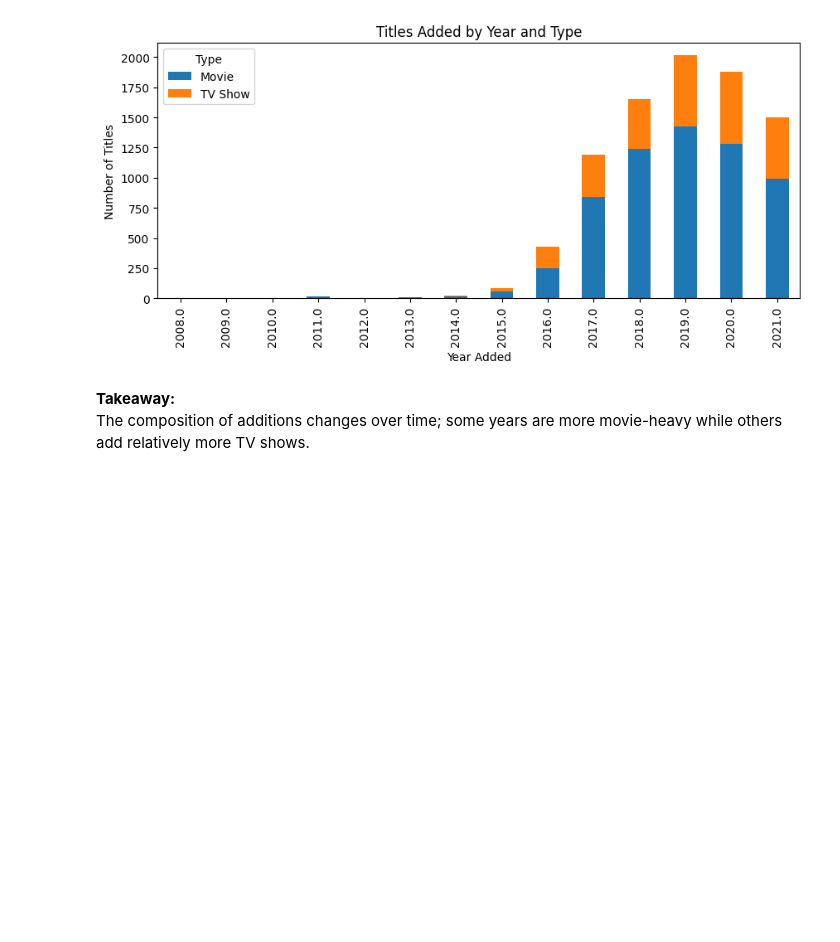
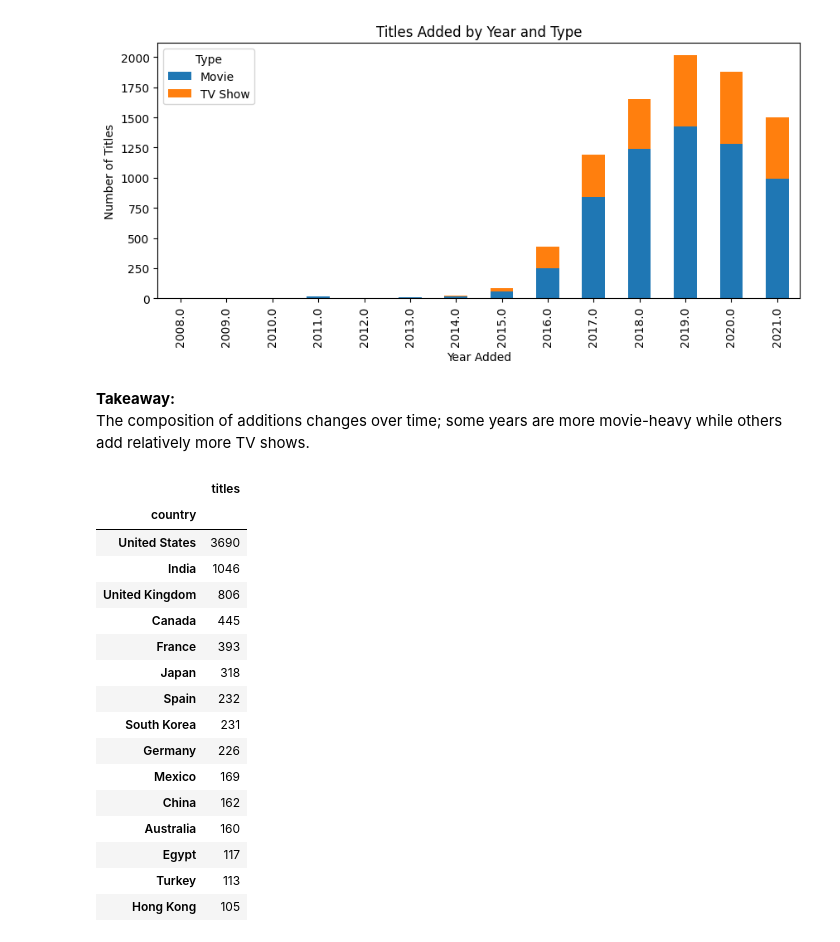
Before and after one commit to mohamadhaidar12482-ship-it/pandas-eda-case-study, a Jupyter notebook: notebooks/01_eda_netflix.ipynb, the cells around one changed output. Cells and saved outputs as stored; diff of their text form; code cells hidden in the pictures; blank space fills up the shorter version.

```diff
--- a/notebooks/01_eda_netflix.ipynb
+++ b/notebooks/01_eda_netflix.ipynb
@@ -306,3 +306,35 @@ ax.legend(title="Type")
 # %% [markdown]
 **Takeaway:**
 The composition of additions changes over time; some years are more movie-heavy while others add relatively more TV shows.
+# %%
+country_counts = (
+    df["country"]
+      .dropna()
+      .astype("string")
+      .str.split(",")
+      .explode()
+      .str.strip()
+      .value_counts()
+      .head(15)
+      .to_frame("titles")
+)
+
+country_counts
+# %% [output]
+|  | titles |
+| country |  |
+| United States | 3690 |
+| India | 1046 |
+| United Kingdom | 806 |
+| Canada | 445 |
+| France | 393 |
+| Japan | 318 |
+| Spain | 232 |
+| South Korea | 231 |
+| Germany | 226 |
+| Mexico | 169 |
+| China | 162 |
+| Australia | 160 |
+| Egypt | 117 |
+| Turkey | 113 |
+| Hong Kong | 105 |
```
Also changed, not shown: parts of 2 cells of this notebook.
